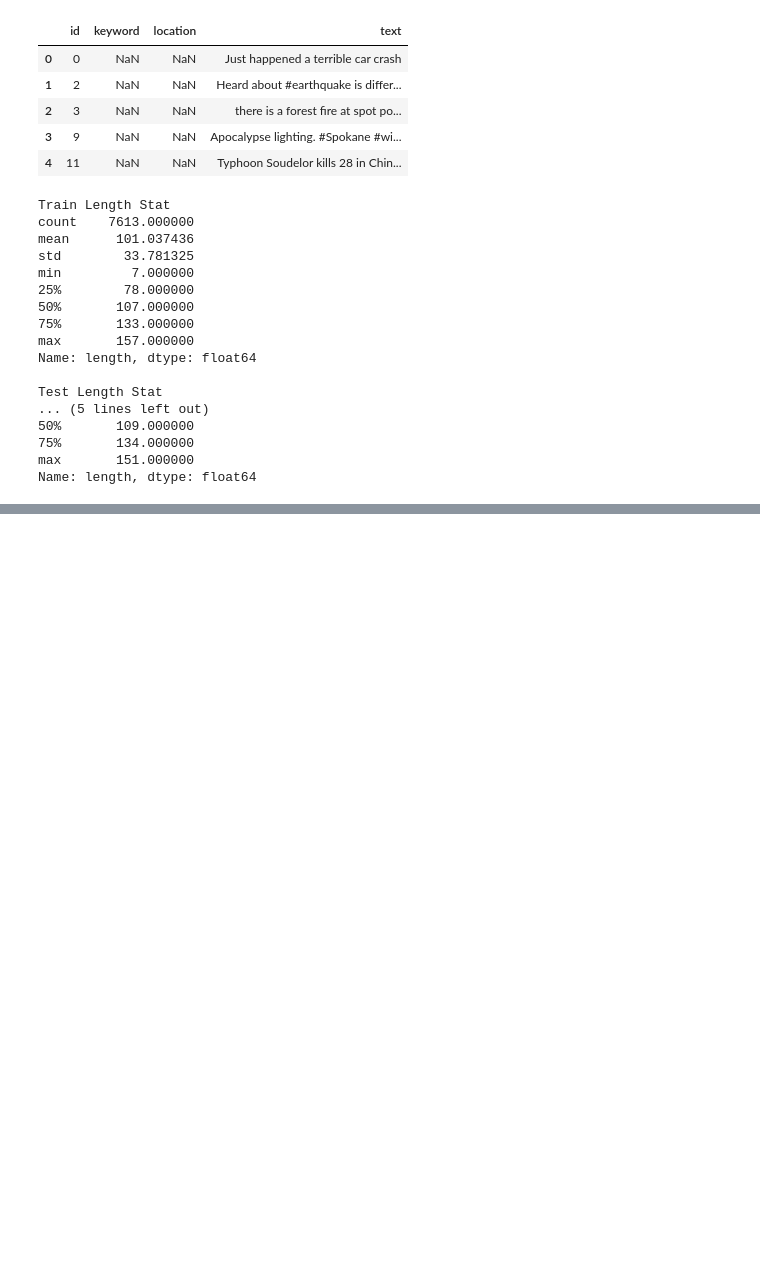
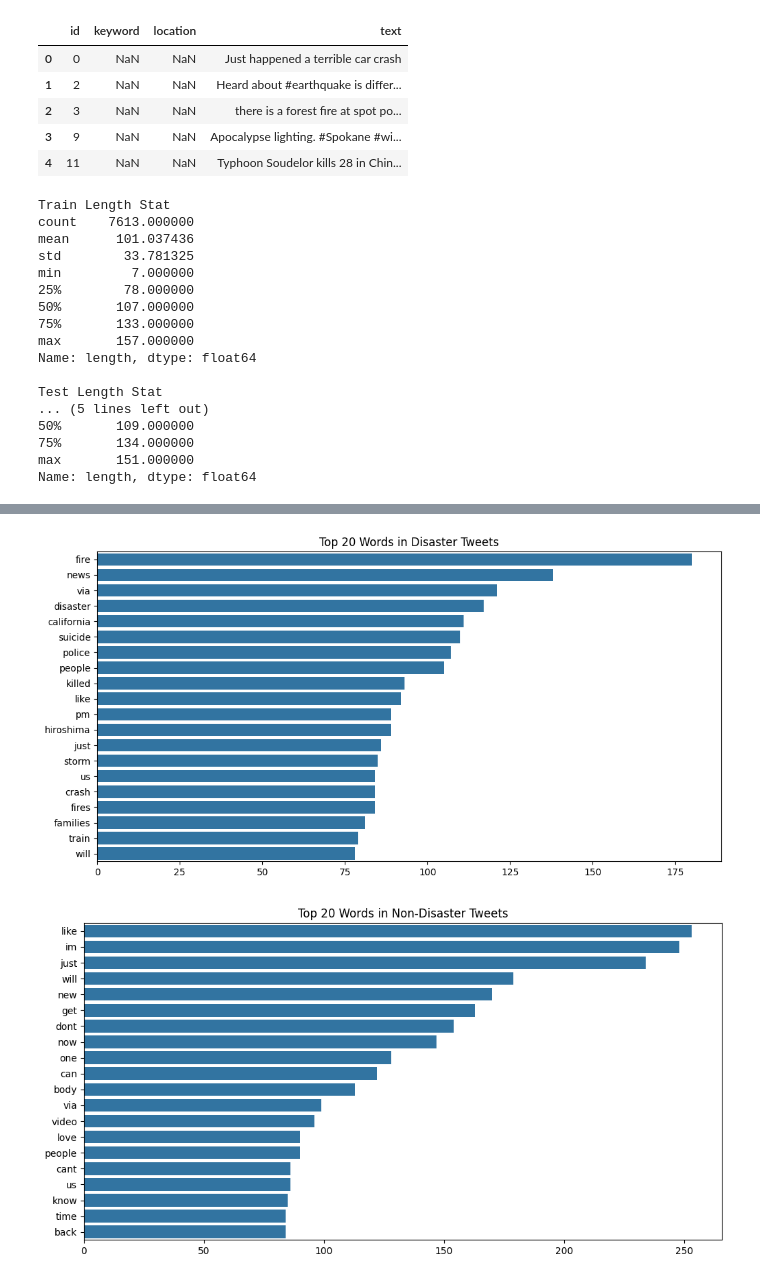
Before and after one commit to rohanxavier33/NLP_disaster_tweets, a Jupyter notebook: main.ipynb, the cells around one changed output, grey strips where cells are left out. Saved outputs shown, nothing was run; the diff lists cells and outputs as text; code cells hidden in the pictures; blank space fills up the shorter version.

```diff
--- a/main.ipynb
+++ b/main.ipynb
@@ -78,0 +179,30 @@ Name: length, dtype: float64
+# %%
+def clean_text(text):
+    text = re.sub(r'http\S+', '', text)  # Remove URLs
+    text = re.sub(r'@\S+', '', text)    # Remove mentions
+    text = re.sub(r'[^a-zA-Z\s]', '', text) # Remove non-alphabetic characters
+    text = text.lower()
+    tokens = text.split()
+    stop_words = get_stop_words('en')
+    stop_words.append("amp") # '&' simple is amp in data, this is a stop word so appending to list
+    tokens = [word for word in tokens if word not in stop_words]
+    return tokens
+
+df_train['cleaned_text'] = df_train['text'].apply(clean_text)
+# %%
+# Word Frequency analysis
+def get_top_words(df, target=None, n=20):
+    if target is not None:
+        df = df[df['target'] == target]
+    all_words = [word for tokens in df['cleaned_text'] for word in tokens]
+    word_counts = Counter(all_words)
+    return word_counts.most_common(n)
+
+top_words_disaster = get_top_words(df_train, target=1)
+top_words_non_disaster = get_top_words(df_train, target=0)
+
+print("\nTop 20 Words in Disaster Tweets:")
+print(top_words_disaster)
+
+print("\nTop 20 Words in Non-Disaster Tweets:")
+print(top_words_non_disaster)
@@ -79,3 +215,17 @@ Name: length, dtype: float64
+# %%
+# Visualizing Top Words
+def plot_top_words(word_counts, title):
+    words, counts = zip(*word_counts)
+    plt.figure(figsize=(12, 6))
+    sns.barplot(x=list(counts), y=list(words))
+    plt.title(title)
+    plt.show()
+
+plot_top_words(top_words_disaster, "Top 20 Words in Disaster Tweets")
+plot_top_words(top_words_non_disaster, "Top 20 Words in Non-Disaster Tweets")
+# %% [output]
+[figure, added]
+[figure, added]
 # %%
 BATCH_SIZE = 32
 NUM_TRAINING_EXAMPLES = df_train.shape[0]
```
Also changed, not shown: parts of 9 cells of this notebook.
